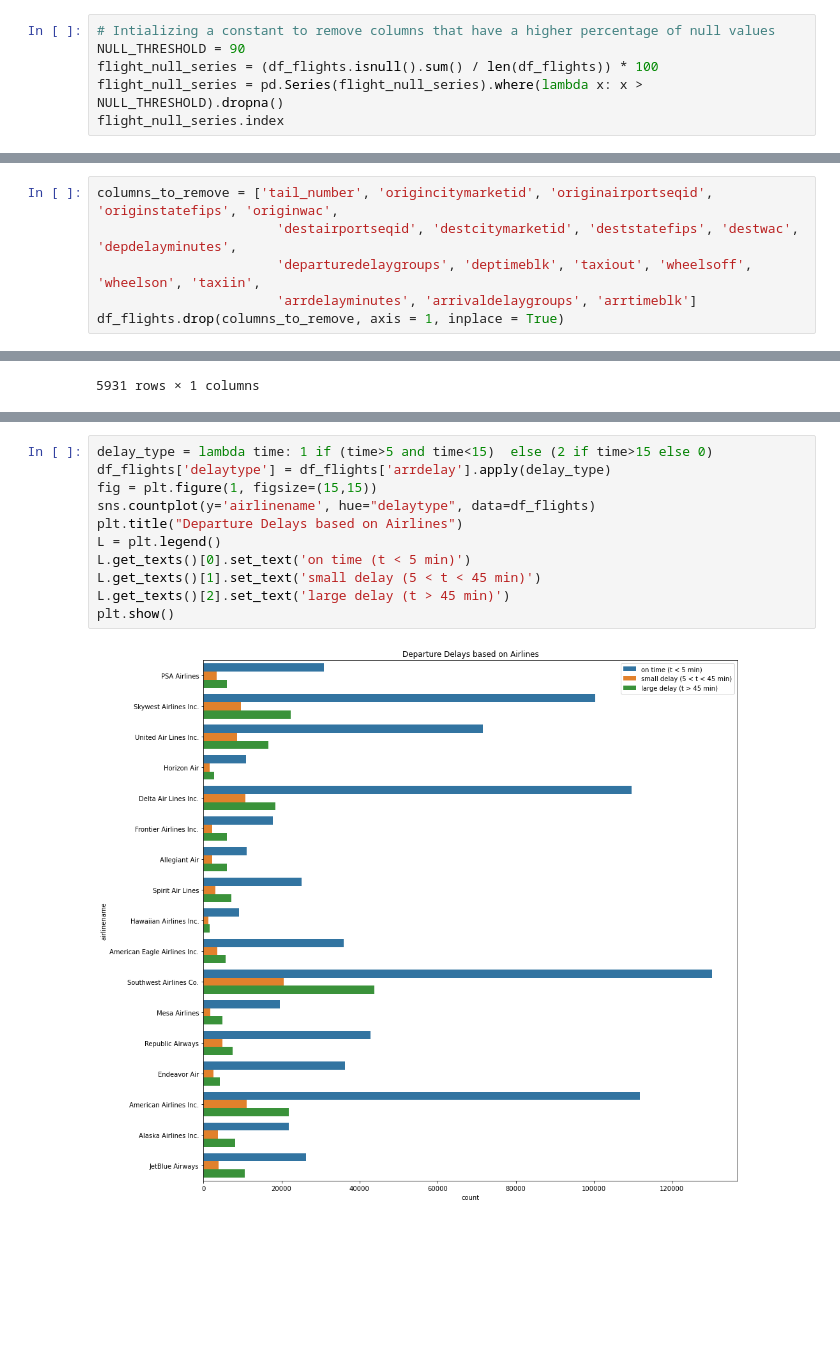
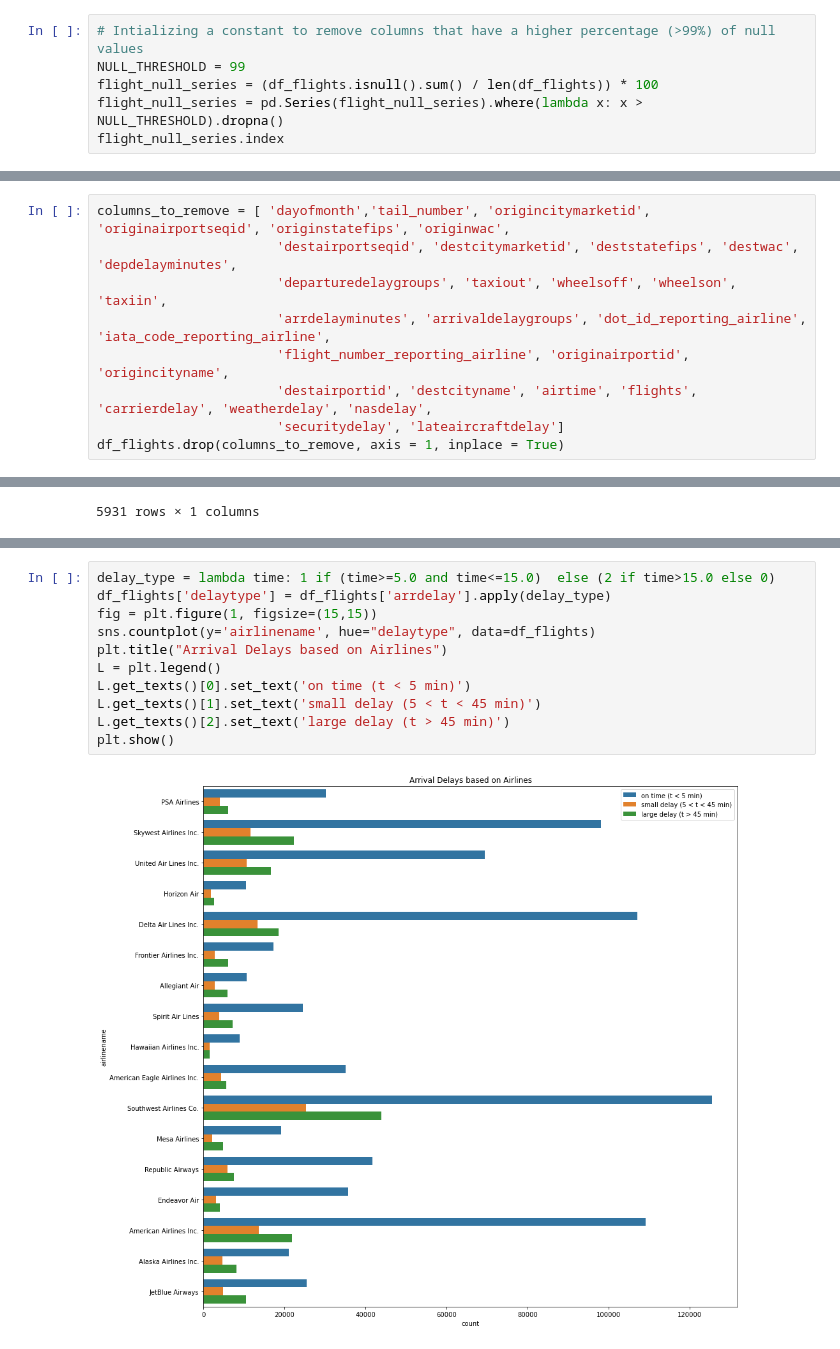
Before and after one commit to Ramachandranmu/Flight_Data, a Jupyter notebook: Flight_Data_Analysis.ipynb, the cells around one changed output, grey strips where cells are left out. Saved outputs shown, nothing was run; the diff lists cells and outputs as text; blank space fills up the shorter version.

```diff
--- a/Flight_Data_Analysis.ipynb
+++ b/Flight_Data_Analysis.ipynb
@@ -202,6 +202,6 @@ df_flights['arrtime'] = df_flights['arrtime'].apply(format_time)
 # %%
-# Intializing a constant to remove columns that have a higher percentage of null values
-NULL_THRESHOLD = 90
+# Intializing a constant to remove columns that have a higher percentage (>99%) of null values
+NULL_THRESHOLD = 99
 flight_null_series = (df_flights.isnull().sum() / len(df_flights)) * 100
 flight_null_series = pd.Series(flight_null_series).where(lambda x: x > NULL_THRESHOLD).dropna()
 flight_null_series.index
@@ -237,8 +237,11 @@ df_flights.arrdelay = df_flights.arrdelay.fillna(0)
 # %%
-columns_to_remove = ['tail_number', 'origincitymarketid', 'originairportseqid', 'originstatefips', 'originwac',
+columns_to_remove = [ 'dayofmonth','tail_number', 'origincitymarketid', 'originairportseqid', 'originstatefips', 'originwac',
                        'destairportseqid', 'destcitymarketid', 'deststatefips', 'destwac', 'depdelayminutes',
-                       'departuredelaygroups', 'deptimeblk', 'taxiout', 'wheelsoff', 'wheelson', 'taxiin',
-                       'arrdelayminutes', 'arrivaldelaygroups', 'arrtimeblk']
+                       'departuredelaygroups', 'taxiout', 'wheelsoff', 'wheelson', 'taxiin',
+                       'arrdelayminutes', 'arrivaldelaygroups', 'dot_id_reporting_airline', 'iata_code_reporting_airline',
+                       'flight_number_reporting_airline', 'originairportid', 'origincityname',
+                       'destairportid', 'destcityname', 'airtime', 'flights', 'carrierdelay', 'weatherdelay', 'nasdelay',
+                       'securitydelay', 'lateaircraftdelay']
 df_flights.drop(columns_to_remove, axis = 1, inplace = True)
 # %% [markdown]
 ## Phase 3: Exploratory Analysis
@@ -564,13 +576,13 @@ plt.show()
 # %%
-delay_type = lambda time: 1 if (time>5 and time<15)  else (2 if time>15 else 0)
+delay_type = lambda time: 1 if (time>=5.0 and time<=15.0)  else (2 if time>15.0 else 0)
 df_flights['delaytype'] = df_flights['arrdelay'].apply(delay_type)
 fig = plt.figure(1, figsize=(15,15))
 sns.countplot(y='airlinename', hue="delaytype", data=df_flights)
-plt.title("Departure Delays based on Airlines")
+plt.title("Arrival Delays based on Airlines")
 L = plt.legend()
 L.get_texts()[0].set_text('on time (t < 5 min)')
 L.get_texts()[1].set_text('small delay (5 < t < 45 min)')
 L.get_texts()[2].set_text('large delay (t > 45 min)')
 plt.show()
 # %% [output]
-[figure, old version]
+[figure, new version]
```
Also changed, not shown: parts of 68 cells of this notebook.
